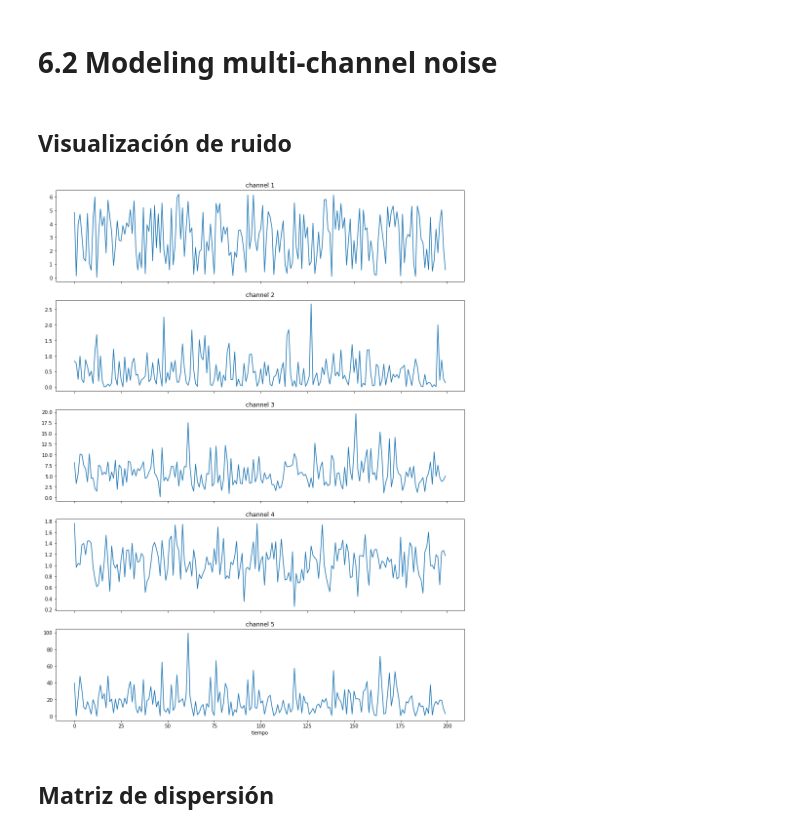
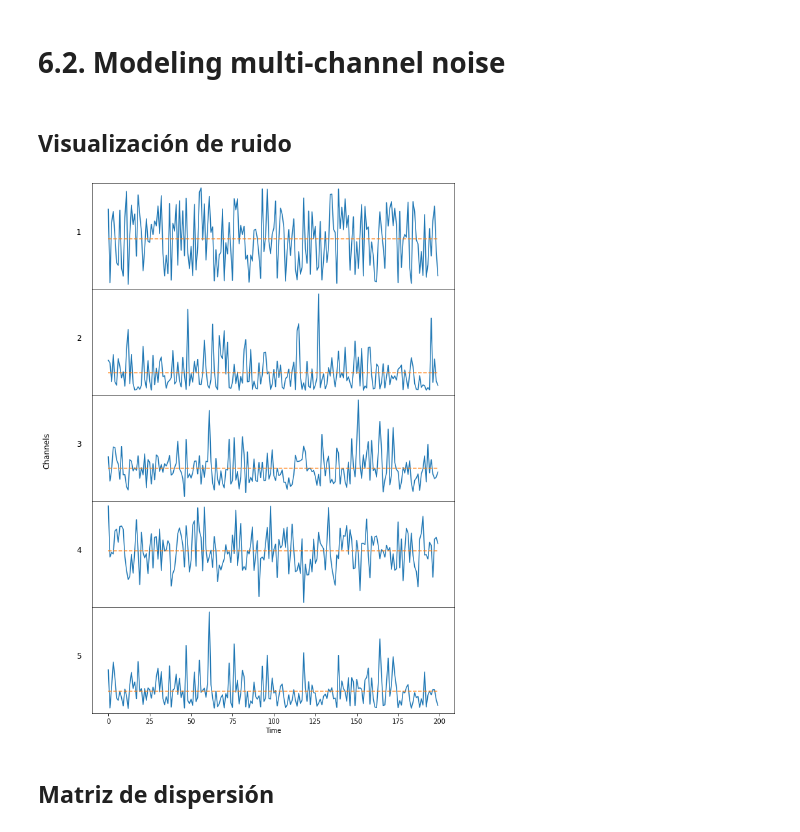
Before and after one commit to josemqz/MCA, a Jupyter notebook: Desafio2/desafio2-1.ipynb, the cells around one changed output. Saved outputs shown, nothing was run; the diff lists cells and outputs as text; code cells hidden in the pictures.

```diff
--- a/Desafio2/desafio2-1.ipynb
+++ b/Desafio2/desafio2-1.ipynb
@@ -16,6 +16,6 @@ import numpy as np
 import matplotlib.pyplot as plt
 import pandas as pd
 # %% [markdown]
-# 6.2 Modeling multi-channel noise
+# 6.2. Modeling multi-channel noise
 # %%
 np.random.seed(10)
@@ -53,23 +41,22 @@ ch5 = ch3 * ch1
 # %% [markdown]
 ## Visualización de ruido
-# %%
-fig, ax = plt.subplots(5, figsize=(15,20), sharex=True,)
-# plt.setp(ax, ylim=(-0.5,2.5))
-ax[4].set(xlabel="tiempo")
-
-ax[0].set_title('channel 1')
-ax[0].plot(xdata,ch1)
-ax[1].set_title('channel 2')
-ax[1].plot(xdata,ch2)
-ax[2].set_title('channel 3')
-ax[2].plot(xdata,ch3)
-ax[3].set_title('channel 4')
-ax[3].plot(xdata,ch4)
-ax[4].set_title('channel 5')
-ax[4].plot(xdata,ch5)
-plt.show()
-# %% [output]
-[figure, removed]
+# %%
+fig, ax = plt.subplots(5, figsize=(10,15))
+plt.subplots_adjust(wspace=0,hspace=0)
+yprops= dict(rotation='horizontal',labelpad=20,fontsize=12)
+for i in range(len(channels)):
+    ax[i].plot(xdata,channels[i])
+    ax[i].plot(xdata,[np.mean(channels[i])]*n,'--',alpha=0.8,)
+    ax[i].set_yticks([])
+    ax[i].set_ylabel(f"{i+1}",**yprops)
+    if i != len(channels)-1:
+        ax[i].set_xticks([])
+
+ax[len(channels)-1].set(xlabel="Time")
+fig.supylabel('Channels')
+plt.show()
+# %% [output]
+[figure, added]
 # %% [markdown]
 ## Matriz de dispersión
 # %%
```
Also changed, not shown: parts of 2 cells of this notebook.
